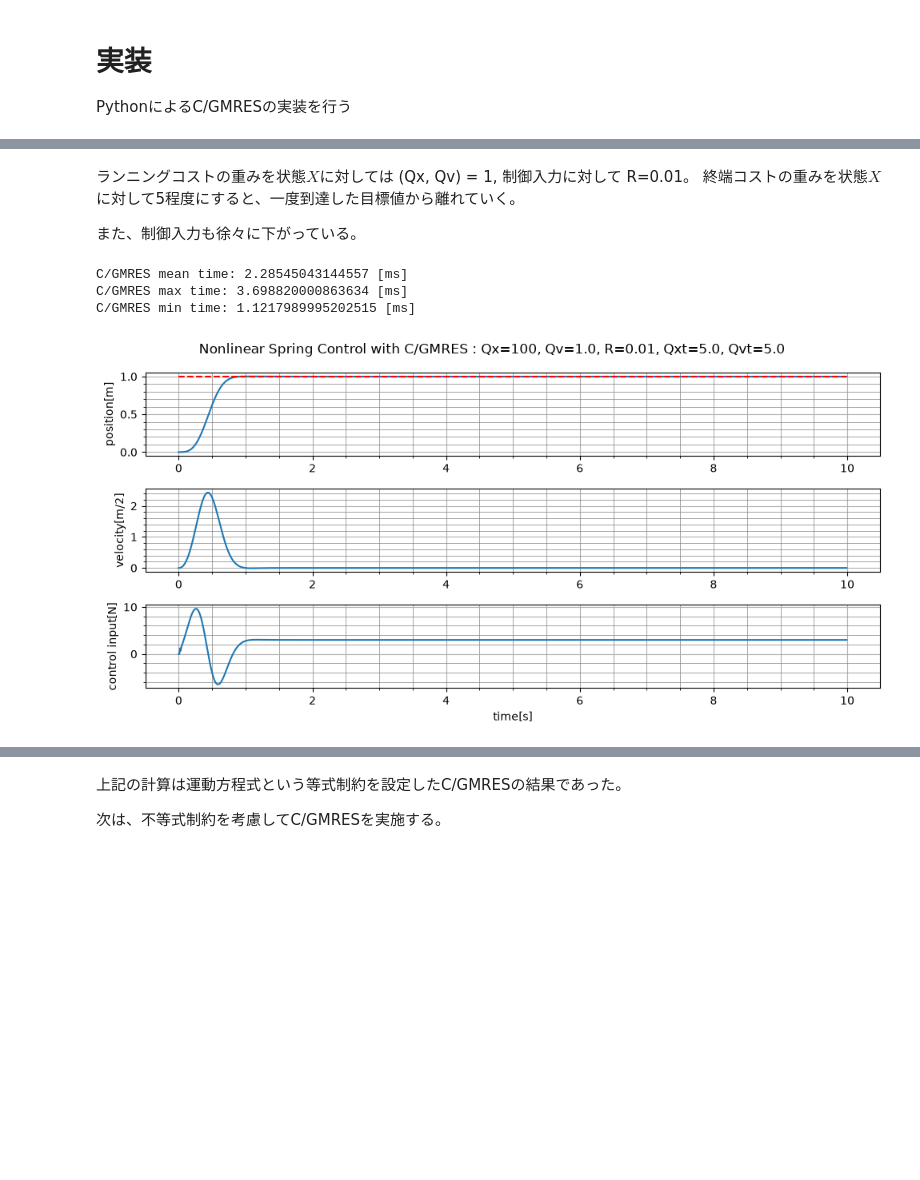
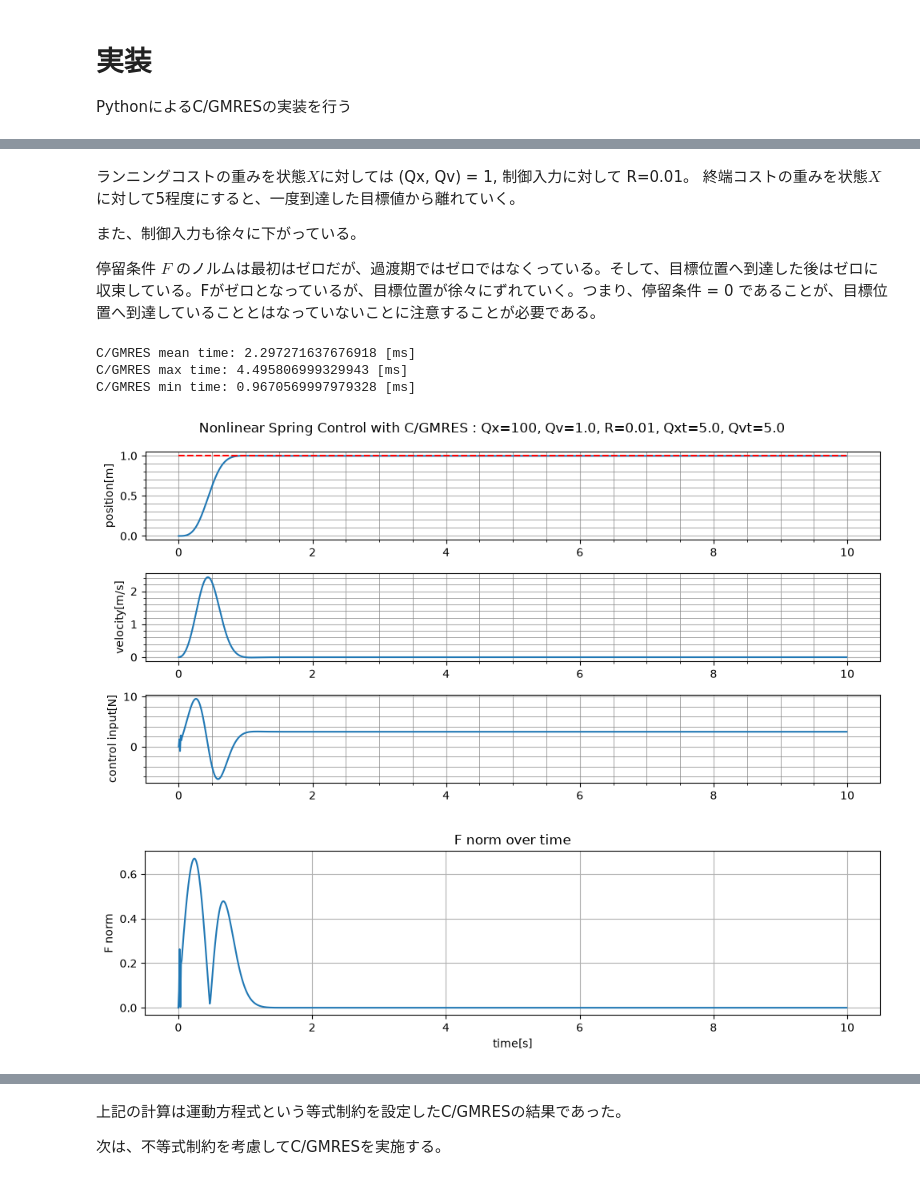
Before and after one commit to hideto008/learning_C-GMRES, a Jupyter notebook: Application/nonlinear_spring.ipynb, the cells around one changed output, grey strips where cells are left out. Saved outputs shown, nothing was run; the diff lists cells and outputs as text; code cells hidden in the pictures; blank space fills up the shorter version.

```diff
--- a/Application/nonlinear_spring.ipynb
+++ b/Application/nonlinear_spring.ipynb
@@ -704,12 +715,16 @@ def calc_simulation(params:Parameters, N:int=500):
 
     controller = C_GMRES(params)
 
-    dt = 0.01
+    dt = params.dt
     t = 0.0
 
     X_array = np.zeros((N, 2))
     u_array = np.zeros(N)
     t_array = np.zeros(N)
+    F_norm_array = np.zeros(N)
+    F0_array = np.zeros(N)
+    FN2_array = np.zeros(N)
+    FN_array = np.zeros(N)
 
     dt_array = np.zeros(N-1)
 
@@ -731,12 +746,16 @@ def calc_simulation(params:Parameters, N:int=500):
         plant.step(u, dt)
 
         t += dt
+        F_norm_array[i] = controller.get_F_norm()
+        F0_array[i] = controller.get_F0()
+        FN2_array[i] = controller.get_FN2()
+        FN_array[i] = controller.get_FN()
 
     print(f"C/GMRES mean time: {dt_array.mean()*1000} [ms]")
     print(f"C/GMRES max time: {dt_array.max()*1000} [ms]")
     print(f"C/GMRES min time: {dt_array.min()*1000} [ms]")
 
-    return (t_array, X_array, u_array)
+    return (t_array, X_array, u_array, F_norm_array, (F0_array, FN2_array, FN_array))
 # %%
 import matplotlib.pyplot as plt
 
@@ -746,10 +765,9 @@ def plot_results(t_array, X_array, u_array, params):
     ax[0].hlines(params.x_target, t_array[0], t_array[-1], color='r', linestyle='--', label='target')
     ax[0].set_ylabel("position[m]")
     ax[1].plot(t_array, X_array[:,1])
-    ax[1].set_ylabel("velocity[m/2]")
+    ax[1].set_ylabel("velocity[m/s]")
     ax[2].plot(t_array, u_array)
     ax[2].set_ylabel("control input[N]")
-    ax[2].set_xlabel("time[s]")
 
     for i in range(3):
         ax[i].grid()
@@ -759,6 +777,16 @@ def plot_results(t_array, X_array, u_array, params):
     plt.suptitle(f"Nonlinear Spring Control with C/GMRES : Qx={params.qx}, Qv={params.qv}, R={params.r}, Qxt={params.qxt}, Qvt={params.qvt}")
     fig.tight_layout()
     plt.show()
+
+def plot_f_norm(t_array, F_norm_array):
+    plt.figure(figsize=(10,3))
+    plt.plot(t_array, F_norm_array)
+    plt.xlabel("time[s]")
+    plt.ylabel("F norm")
+    plt.title("F norm over time")
+    plt.grid()
+    plt.tight_layout()
+    plt.show()
 # %%
 params_1 = Parameters()
 params_1.qxt = 5.0
@@ -779,22 +812,28 @@ C/GMRES min time: 0.8776210015639663 [ms]
 終端コストの重みを状態$X$に対して5程度にすると、一度到達した目標値から離れていく。
 
 また、制御入力も徐々に下がっている。
+
+停留条件 $F$ のノルムは最初はゼロだが、過渡期ではゼロではなくっている。そして、目標位置へ到達した後はゼロに収束している。Fがゼロとなっているが、目標位置が徐々にずれていく。つまり、停留条件 = 0 であることが、目標位置へ到達していることとはなっていないことに注意することが必要である。
 # %%
 params2 = Parameters()
 params2.qxt = 5.0
 params2.qvt = 5.0
 params2.qx = 100
 params2.qv = 1.0
 params2.r = 0.01
 params2.Tf = 3.0
+params2.eps = 1e-3
+params2.zeta = 10.0
 
-t_array, x_array, u_array = calc_simulation(params2, N=1000)
-plot_results(t_array, x_array, u_array, params2)
+t2_array, x2_array, u2_array, f2_norm_array,Fs2 = calc_simulation(params2, N=1000)
+plot_results(t2_array, x2_array, u2_array, params2)
+plot_f_norm(t2_array, f2_norm_array)
 # %% [output]
-C/GMRES mean time: 2.28545043144557 [ms]
-C/GMRES max time: 3.698820000863634 [ms]
-C/GMRES min time: 1.1217989995202515 [ms]
+C/GMRES mean time: 2.297271637676918 [ms]
+C/GMRES max time: 4.495806999329943 [ms]
+C/GMRES min time: 0.9670569997979328 [ms]
-[figure, old version]
+[figure, new version]
+[figure, added]
 # %% [markdown]
 ランニングコストの位置$x$に対する重みQxを100と変更し、他の重みは変更しない。
 この場合、位置は目標位置へ到達後もその位置をキープする。
```
Also changed, not shown: parts of 5 cells of this notebook.
